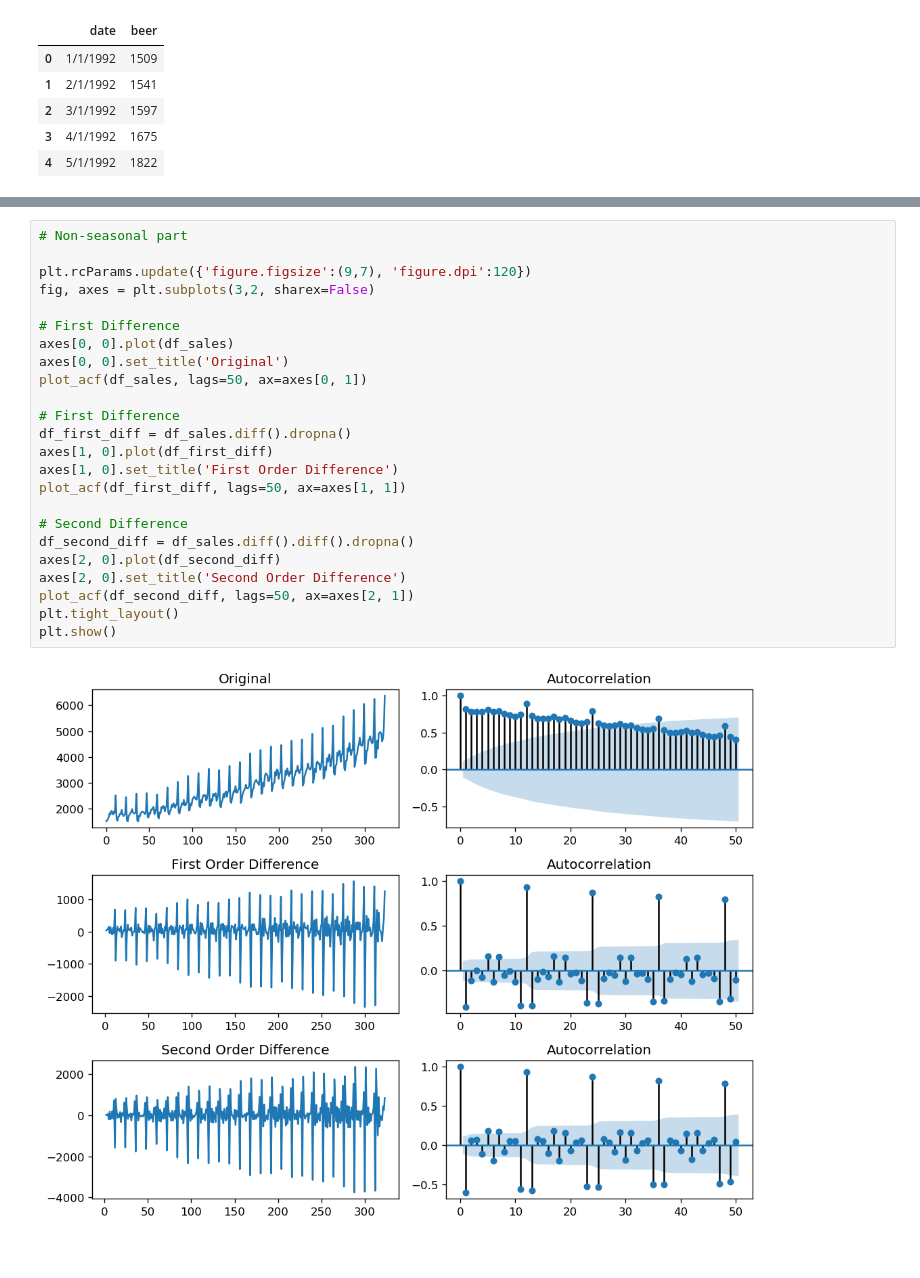
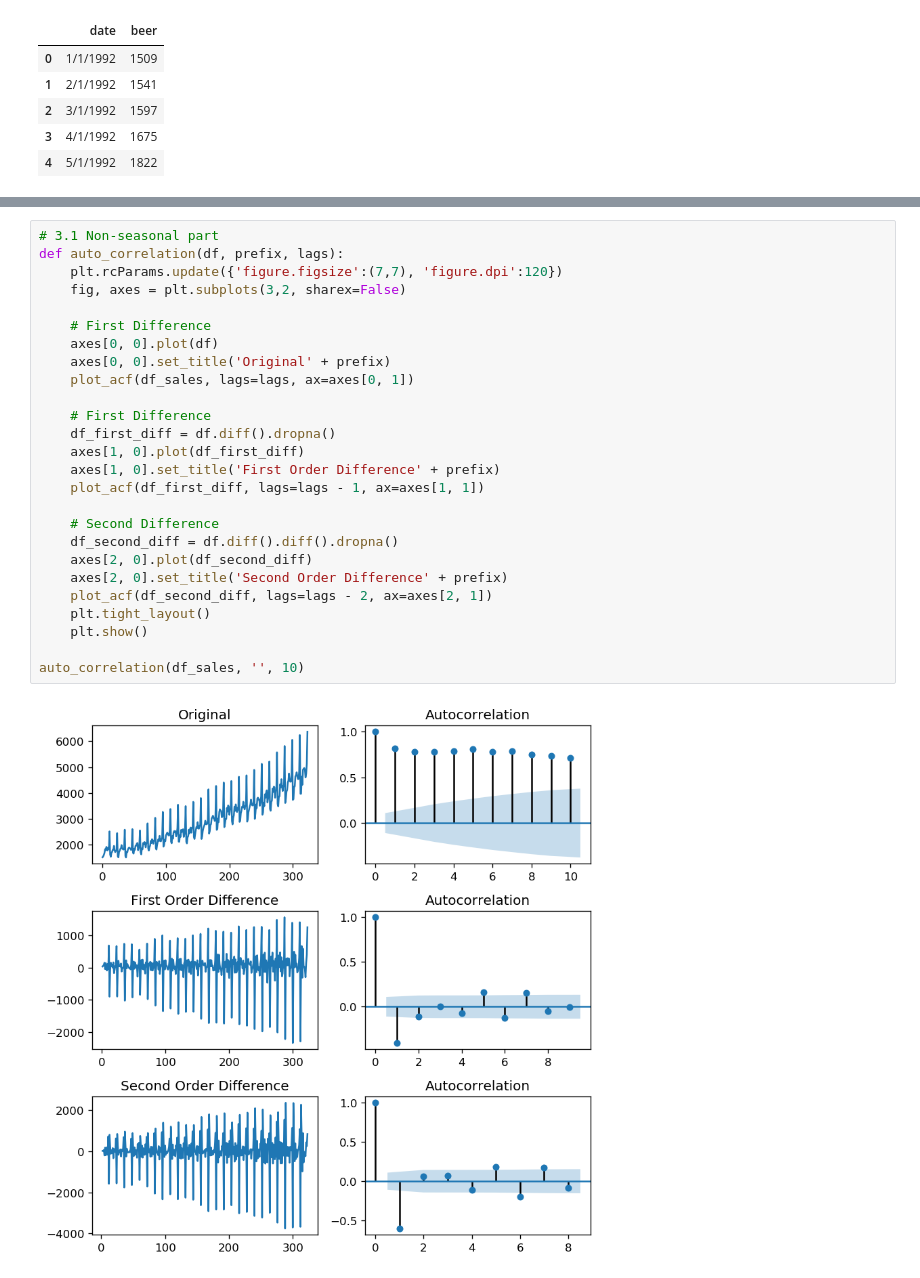
Before and after one commit to flo7up/relataly-public-python-tutorials, a Jupyter notebook: 021 Forecasting US Beer Sales with (auto) ARIMA in Python.ipynb, the cells around one changed output, grey strips where cells are left out. Cells and saved outputs as stored; diff of their text form.

```diff
--- a/021 Forecasting US Beer Sales with (auto) ARIMA in Python.ipynb
+++ b/021 Forecasting US Beer Sales with (auto) ARIMA in Python.ipynb
@@ -59,26 +71,28 @@ check_stationarity(df_dates, df_sales, title)
 # %%
-# Non-seasonal part
+# 3.1 Non-seasonal part
+def auto_correlation(df, prefix, lags):
+    plt.rcParams.update({'figure.figsize':(7,7), 'figure.dpi':120})
+    fig, axes = plt.subplots(3,2, sharex=False)
 
-plt.rcParams.update({'figure.figsize':(9,7), 'figure.dpi':120})
-fig, axes = plt.subplots(3,2, sharex=False)
+    # First Difference
+    axes[0, 0].plot(df)
+    axes[0, 0].set_title('Original' + prefix)
+    plot_acf(df_sales, lags=lags, ax=axes[0, 1])
 
-# First Difference
-axes[0, 0].plot(df_sales)
-axes[0, 0].set_title('Original')
-plot_acf(df_sales, lags=50, ax=axes[0, 1])
+    # First Difference
+    df_first_diff = df.diff().dropna()
+    axes[1, 0].plot(df_first_diff)
+    axes[1, 0].set_title('First Order Difference' + prefix)
+    plot_acf(df_first_diff, lags=lags - 1, ax=axes[1, 1])
 
-# First Difference
-df_first_diff = df_sales.diff().dropna()
-axes[1, 0].plot(df_first_diff)
-axes[1, 0].set_title('First Order Difference')
-plot_acf(df_first_diff, lags=50, ax=axes[1, 1])
+    # Second Difference
+    df_second_diff = df.diff().diff().dropna()
+    axes[2, 0].plot(df_second_diff)
+    axes[2, 0].set_title('Second Order Difference' + prefix)
+    plot_acf(df_second_diff, lags=lags - 2, ax=axes[2, 1])
+    plt.tight_layout()
+    plt.show()
 
-# Second Difference
-df_second_diff = df_sales.diff().diff().dropna()
-axes[2, 0].plot(df_second_diff)
-axes[2, 0].set_title('Second Order Difference')
-plot_acf(df_second_diff, lags=50, ax=axes[2, 1])
-plt.tight_layout()
-plt.show()
+auto_correlation(df_sales, '', 10)
 # %% [output]
-[figure, old version]
+[figure, new version]
```
Also changed, not shown: parts of 21 cells of this notebook.
